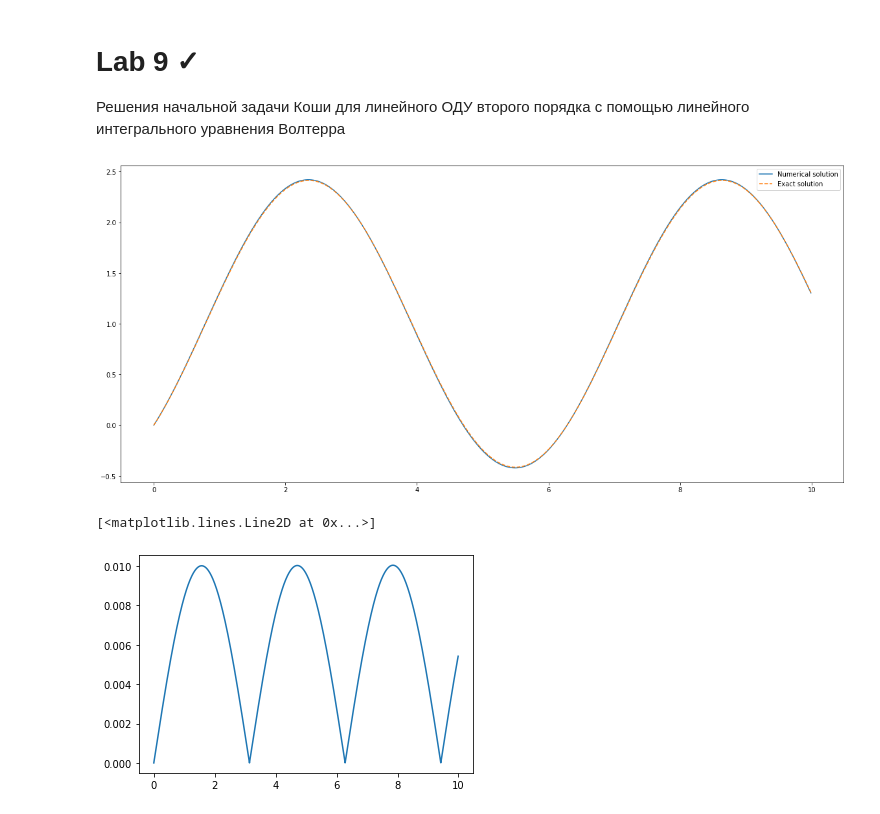
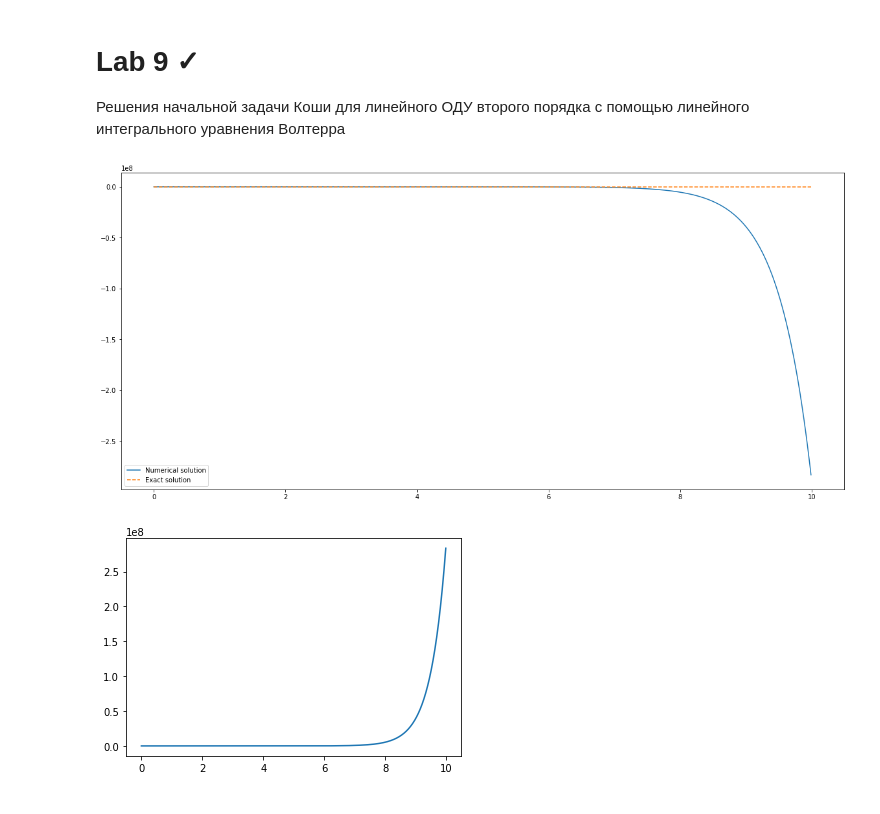
Before and after one commit to mdvasilyev/Numerical-methods, a Jupyter notebook: cheats.ipynb, the cells around one changed output. Cells and saved outputs as stored; diff of their text form; code cells hidden in the pictures.

```diff
--- a/cheats.ipynb
+++ b/cheats.ipynb
@@ -903,12 +903,12 @@ from scipy.integrate import odeint
 
 # u'' + a1*u' + a2*u = F
 #u(0) = c0; u'(0) = c1
-a1 = 0
-a2 = 1
-c0 = 0
-c1 = 1
-F = lambda x: 1
-iterations = 10
+a1 = 3
+a2 = 2
+c0 = 1
+c1 = 0
+F = lambda x: np.cos(x)
+iterations = 100
 h = 0.01
 K = lambda x, y: a1 + a2*(x-y)
 f = lambda x: F(x) - c1*a1 - (c1*x+c0)*a2
@@ -933,34 +933,33 @@ for i in range(iterations):
 ytemp = np.copy(yt)
 for i in range(len(xSpace)):
   temp = 0
   for j in range(i):
     temp += 2*(xSpace[i]-xSpace[j])*ytemp[j]
   temp += -(xSpace[0]-xSpace[i])*ytemp[0]
   yt[i] = c0 + c1*xSpace[i] + temp*h/2
 
 #plt.plot(xSpace,yt)
 #plt.show()
 
 def equation(u, x):
   return (u[1], -u[1]*a1 - u[0]*a2 + F(x))
-solution = odeint(equation, [0,1], xSpace)[:,0]
+solution = odeint(equation, [1,0], xSpace)[:,0]
 #plt.plot(xSpace, solution)
 #plt.show()
 fig, ax = plt.subplots()
 fig.set_size_inches((20,9))
 ax.plot(xSpace, yt, '-', label='Numerical solution')
 ax.plot(xSpace, solution, '--', label='Exact solution')
 leg = ax.legend()
 fig.show()
 plt.show()
 #plt.plot(xSpace, ytemp)
 #plt.show()
 difff = []
 for i in range(len(xSpace)):
   difff.append(abs(yt[i]-solution[i]))
 plt.plot(xSpace, difff)
 plt.show()
 # %% [output]
-[figure, old version]
+[figure, new version]
-[<matplotlib.lines.Line2D at 0x...>]
-[figure, old version]
+[figure, new version]
```
Also changed, not shown: parts of 2 cells of this notebook.
